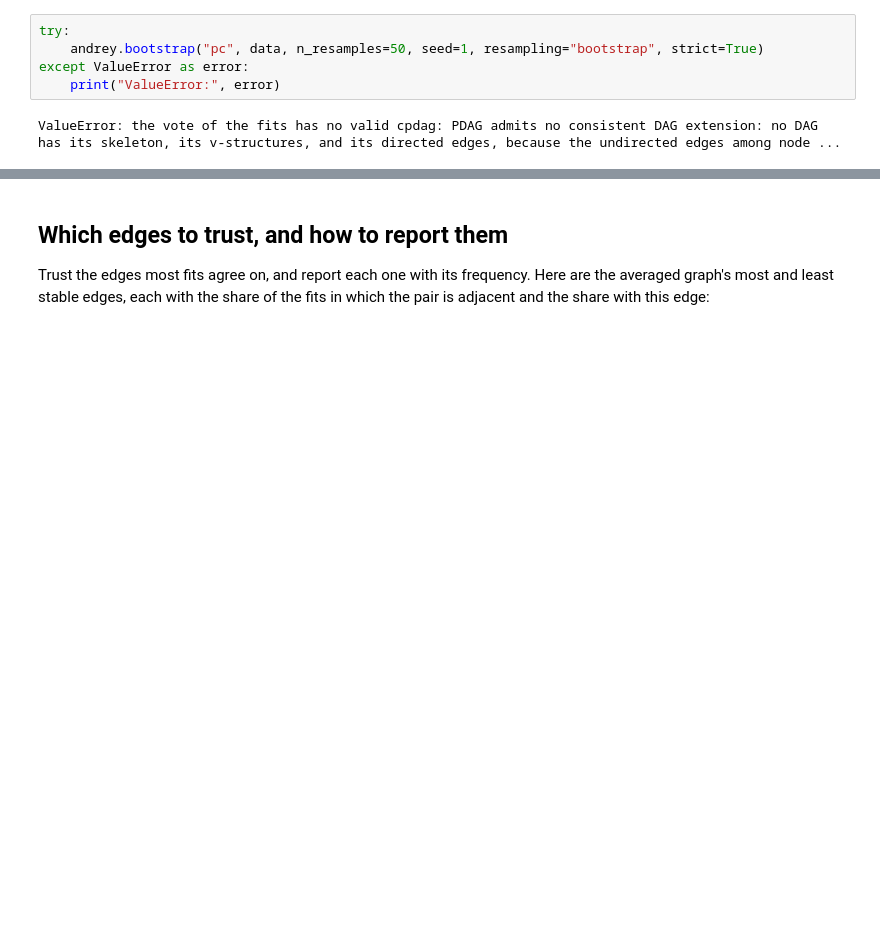
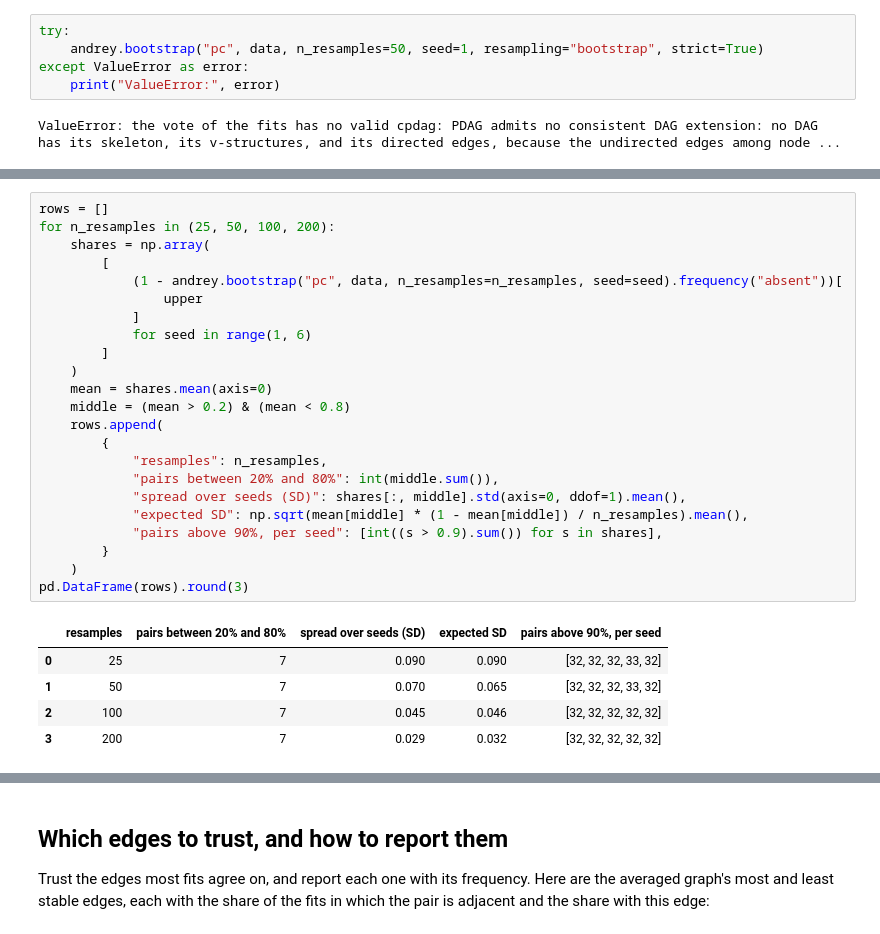
Before and after one commit to Abel-ai-lab/andrey, a Jupyter notebook: examples/bootstrap.ipynb, the cells around one changed output, grey strips where cells are left out. Saved outputs shown, nothing was run; the diff lists cells and outputs as text; blank space fills up the shorter version.

```diff
--- a/examples/bootstrap.ipynb
+++ b/examples/bootstrap.ipynb
@@ -171,0 +184,29 @@ ValueError: the vote of the fits has no valid cpdag: PDAG admits no consistent D
+# %%
+rows = []
+for n_resamples in (25, 50, 100, 200):
+    shares = np.array(
+        [
+            (1 - andrey.bootstrap("pc", data, n_resamples=n_resamples, seed=seed).frequency("absent"))[
+                upper
+            ]
+            for seed in range(1, 6)
+        ]
+    )
+    mean = shares.mean(axis=0)
+    middle = (mean > 0.2) & (mean < 0.8)
+    rows.append(
+        {
+            "resamples": n_resamples,
+            "pairs between 20% and 80%": int(middle.sum()),
+            "spread over seeds (SD)": shares[:, middle].std(axis=0, ddof=1).mean(),
+            "expected SD": np.sqrt(mean[middle] * (1 - mean[middle]) / n_resamples).mean(),
+            "pairs above 90%, per seed": [int((s > 0.9).sum()) for s in shares],
+        }
+    )
+pd.DataFrame(rows).round(3)
+# %% [output]
+|  | resamples | pairs between 20% and 80% | spread over seeds (SD) | expected SD | pairs above 90%, per seed |
+| 0 | 25 | 7 | 0.090 | 0.090 | [32, 32, 32, 33, 32] |
+| 1 | 50 | 7 | 0.070 | 0.065 | [32, 32, 32, 33, 32] |
+| 2 | 100 | 7 | 0.045 | 0.046 | [32, 32, 32, 32, 32] |
+| 3 | 200 | 7 | 0.029 | 0.032 | [32, 32, 32, 32, 32] |
```
Also changed, not shown: parts of 13 cells of this notebook.
